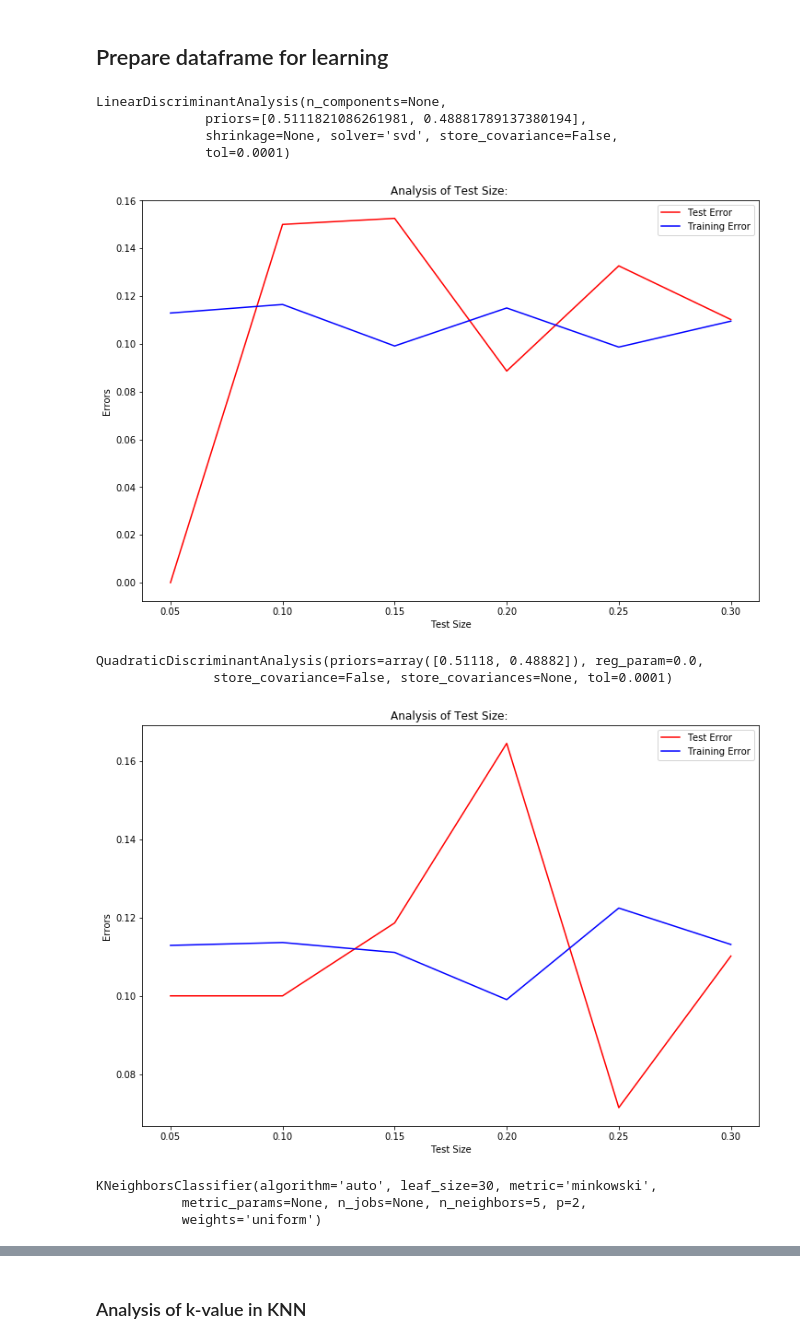
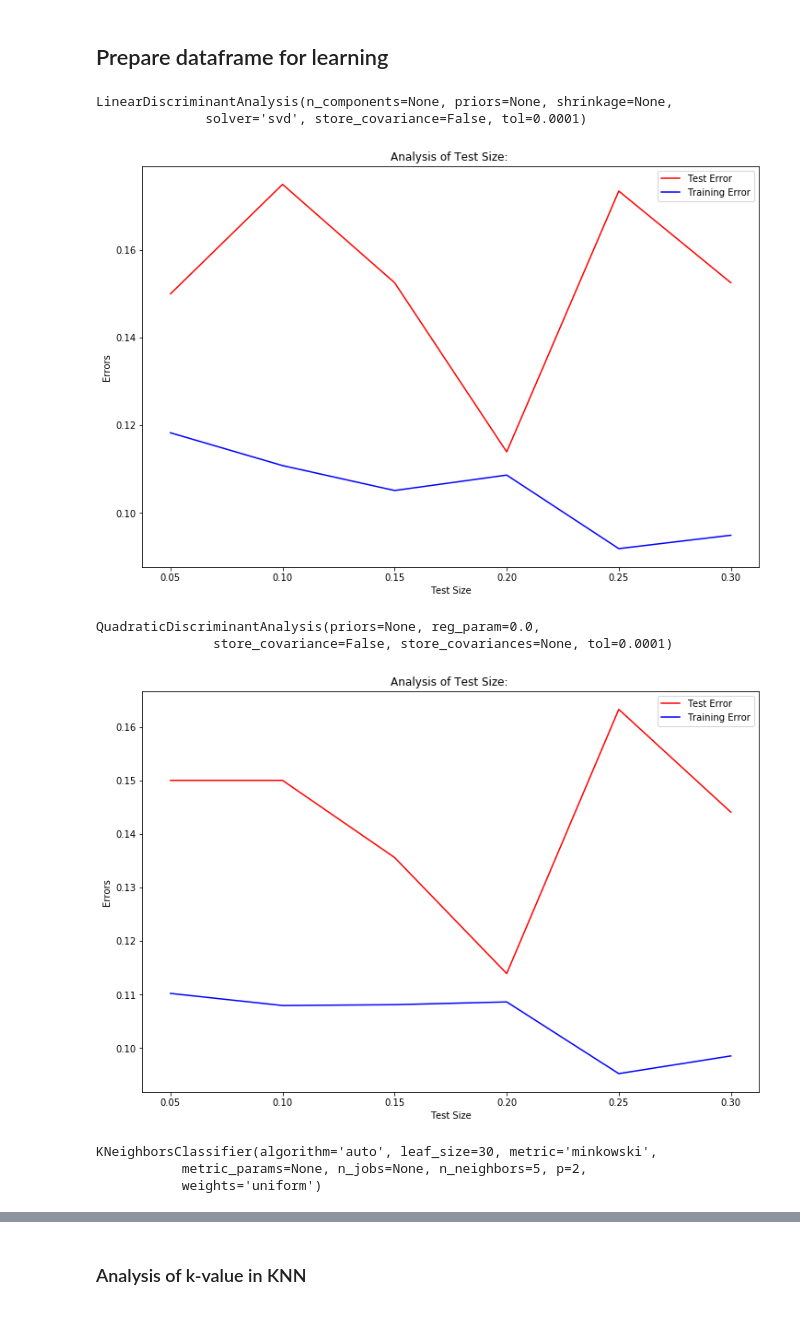
Before and after one commit to hkindbom/SF2935-Statistical-Learning, a Jupyter notebook: Project 1/Project1.ipynb, the cells around one changed output, grey strips where cells are left out. Cells and saved outputs as stored; diff of their text form; code cells hidden in the pictures.

```diff
--- a/Project 1/Project1.ipynb
+++ b/Project 1/Project1.ipynb
@@ -133,26 +141,24 @@ priors = [mpg_eq_0_prob, mpg_eq_1_prob]
 # %%
 k = 5
 test_sizes = [0.05, 0.1, 0.15, 0.2, 0.25, 0.3]
 
-LDA_clf = LinearDiscriminantAnalysis(priors = priors)
-QDA_clf = QuadraticDiscriminantAnalysis(priors = priors)
+LDA_clf = LinearDiscriminantAnalysis()
+QDA_clf = QuadraticDiscriminantAnalysis()
 KNN_clf = KNeighborsClassifier(n_neighbors=k)
 LogReg_clf = LogisticRegression()
 
 clfs = [LDA_clf, QDA_clf, KNN_clf, LogReg_clf]
 
 for clf in clfs:
     print(clf)
     plot_errors_for_test_sizes(clf, df, test_sizes)
 # %% [output]
-LinearDiscriminantAnalysis(n_components=None,
-              priors=[0.5111821086261981, 0.48881789137380194],
-              shrinkage=None, solver='svd', store_covariance=False,
-              tol=0.0001)
+LinearDiscriminantAnalysis(n_components=None, priors=None, shrinkage=None,
+              solver='svd', store_covariance=False, tol=0.0001)
-[figure, old version]
+[figure, new version]
-QuadraticDiscriminantAnalysis(priors=array([0.51118, 0.48882]), reg_param=0.0,
+QuadraticDiscriminantAnalysis(priors=None, reg_param=0.0,
                store_covariance=False, store_covariances=None, tol=0.0001)
-[figure, old version]
+[figure, new version]
 KNeighborsClassifier(algorithm='auto', leaf_size=30, metric='minkowski',
            metric_params=None, n_jobs=None, n_neighbors=5, p=2,
            weights='uniform')
```
Also changed, not shown: parts of 6 cells of this notebook.
